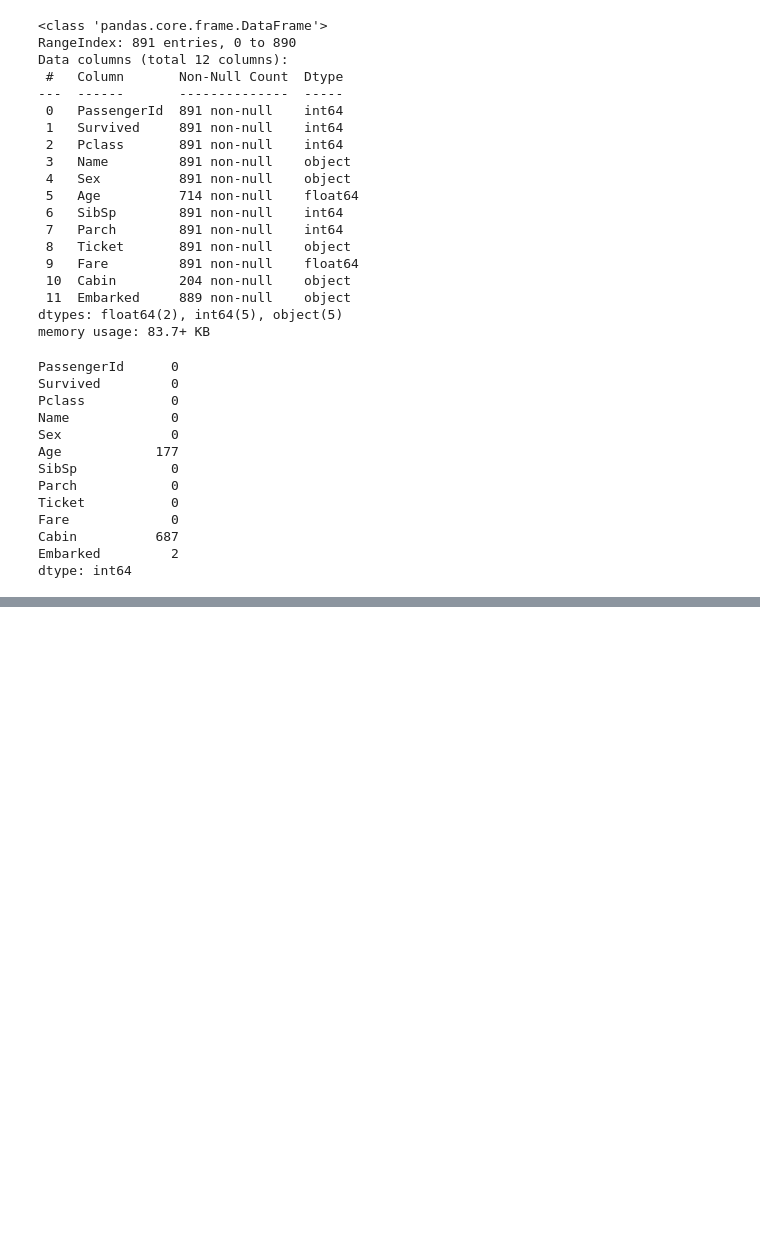
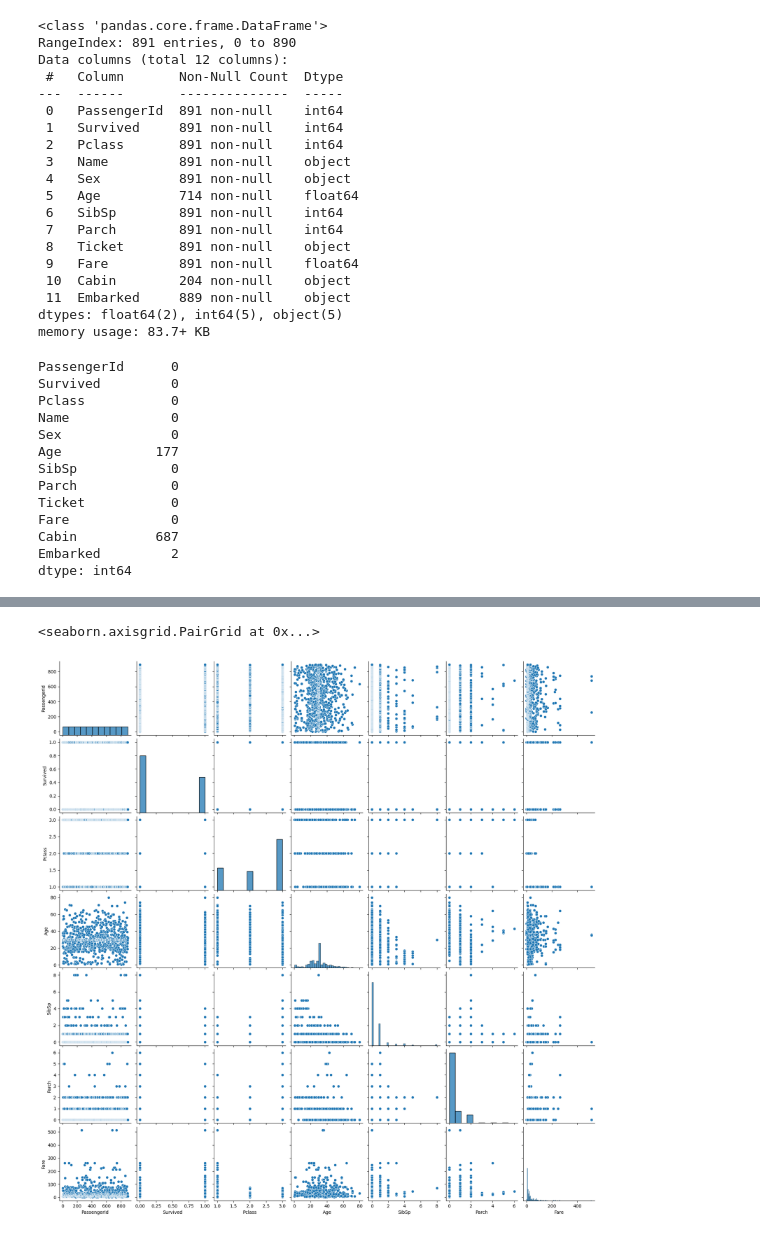
Before and after one commit to talentcoco/IndustryTraining, a Jupyter notebook: Titanic_dataset.ipynb, the cells around one changed output, grey strips where cells are left out. Drawn from its saved outputs; the diff is of its cells as text; code cells hidden in the pictures; blank space fills up the shorter version.

```diff
--- a/Titanic_dataset.ipynb
+++ b/Titanic_dataset.ipynb
@@ -69,0 +102,2 @@ data['Age']=imputer.transform(data[['Age']])
+# %%
+data_1 = data.copy()
@@ -69,0 +140,5 @@ data['Age']=imputer.transform(data[['Age']])
+# %%
+sns.pairplot(data_1)
+# %% [output]
+<seaborn.axisgrid.PairGrid at 0x...>
+[figure, added]
```
Also changed, not shown: parts of 18 cells of this notebook.
